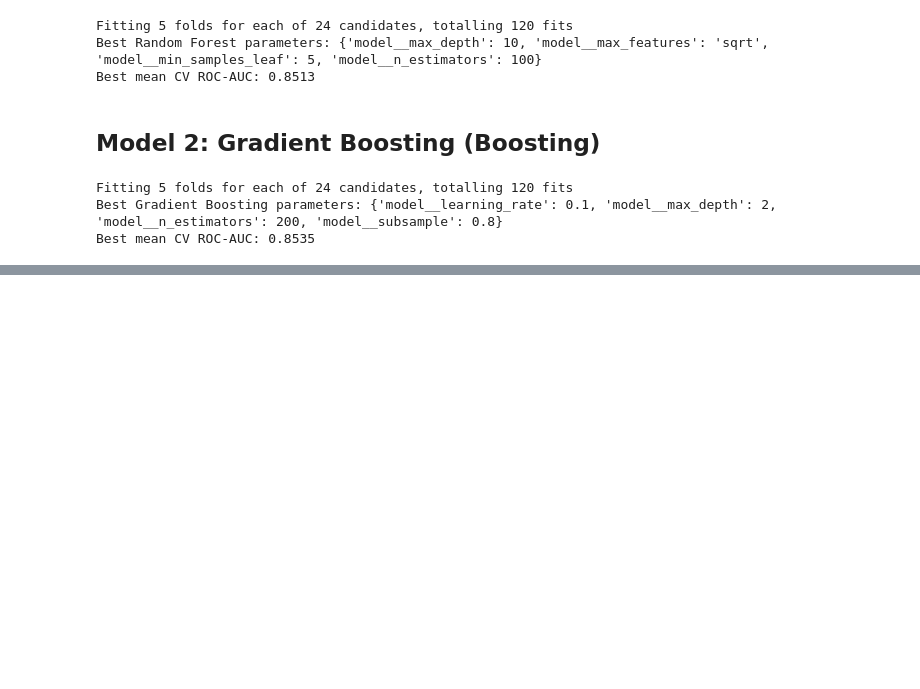
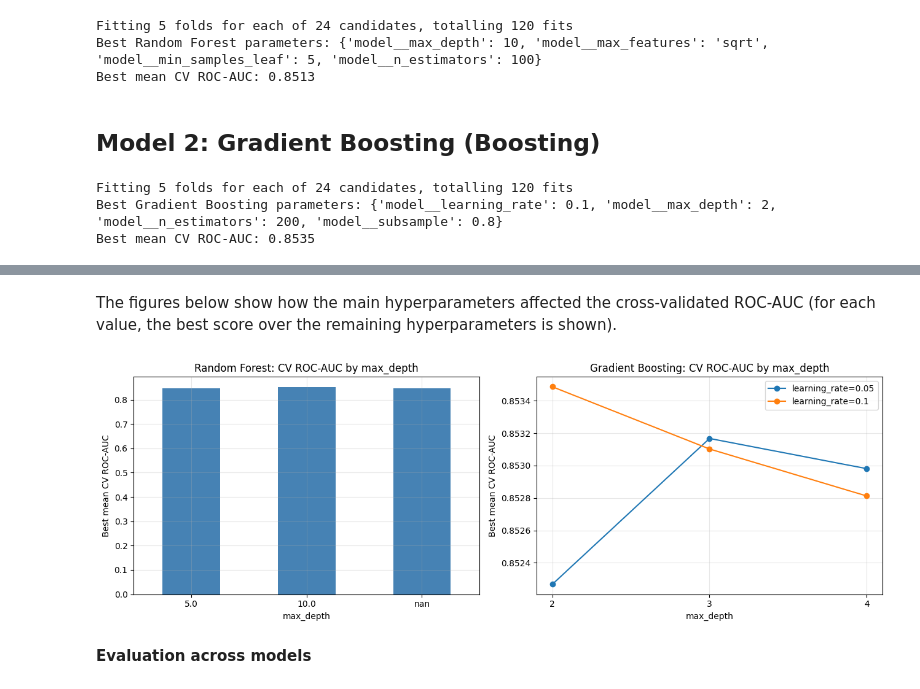
Before and after one commit to natalie-s11/DS4021-Final-Project, a Jupyter notebook: Notebooks/Individual Student Work/Student2.ipynb, the cells around one changed output, grey strips where cells are left out. Drawn from its saved outputs; the diff is of its cells as text; code cells hidden in the pictures; blank space fills up the shorter version.

```diff
--- a/Notebooks/Individual Student Work/Student2.ipynb
+++ b/Notebooks/Individual Student Work/Student2.ipynb
@@ -121,0 +158,13 @@ Best mean CV ROC-AUC: 0.8535
+# %%
+# all explored combinations for Gradient Boosting with their CV results
+gb_table = pd.DataFrame(gb_grid.cv_results_['params'])
+gb_table.columns = gb_table.columns.str.replace('model__', '')
+
+gb_table['Mean CV ROC-AUC'] = gb_grid.cv_results_['mean_test_score']
+gb_table['CV Standard Deviation'] = gb_grid.cv_results_['std_test_score']
+gb_table['Rank'] = gb_grid.cv_results_['rank_test_score']
+
+gb_table = gb_table.sort_values('Rank').reset_index(drop=True)
+
+print("Gradient Boosting combinations:", len(gb_table))
+gb_table
@@ -121,0 +190,26 @@ Best mean CV ROC-AUC: 0.8535
+# %% [markdown]
+The figures below show how the main hyperparameters affected the cross-validated ROC-AUC (for each value, the best score over the remaining hyperparameters is shown).
+# %%
+import matplotlib.pyplot as plt
+
+fig, axes = plt.subplots(1, 2, figsize=(13, 4.5))
+
+rf_table.groupby(['max_depth'], dropna=False)['Mean CV ROC-AUC'].max().rename(index=str).plot(
+    kind='bar', ax=axes[0], color='steelblue', rot=0)
+axes[0].set_title('Random Forest: CV ROC-AUC by max_depth')
+axes[0].set_xlabel('max_depth'); axes[0].set_ylabel('Best mean CV ROC-AUC')
+axes[0].grid(alpha=0.3)
+
+for lr, g in gb_table.groupby('learning_rate'):
+    g.groupby('max_depth')['Mean CV ROC-AUC'].max().plot(ax=axes[1], marker='o', label=f'learning_rate={lr}')
+axes[1].set_title('Gradient Boosting: CV ROC-AUC by max_depth')
+axes[1].set_xlabel('max_depth'); axes[1].set_ylabel('Best mean CV ROC-AUC')
+axes[1].set_xticks([2, 3, 4]); axes[1].legend()
+axes[1].grid(alpha=0.3)
+
+plt.tight_layout()
+plt.show()
+# %% [output]
+[figure, added]
+# %% [markdown]
+**Evaluation across models**
```
Also changed, not shown: parts of 14 cells of this notebook.
